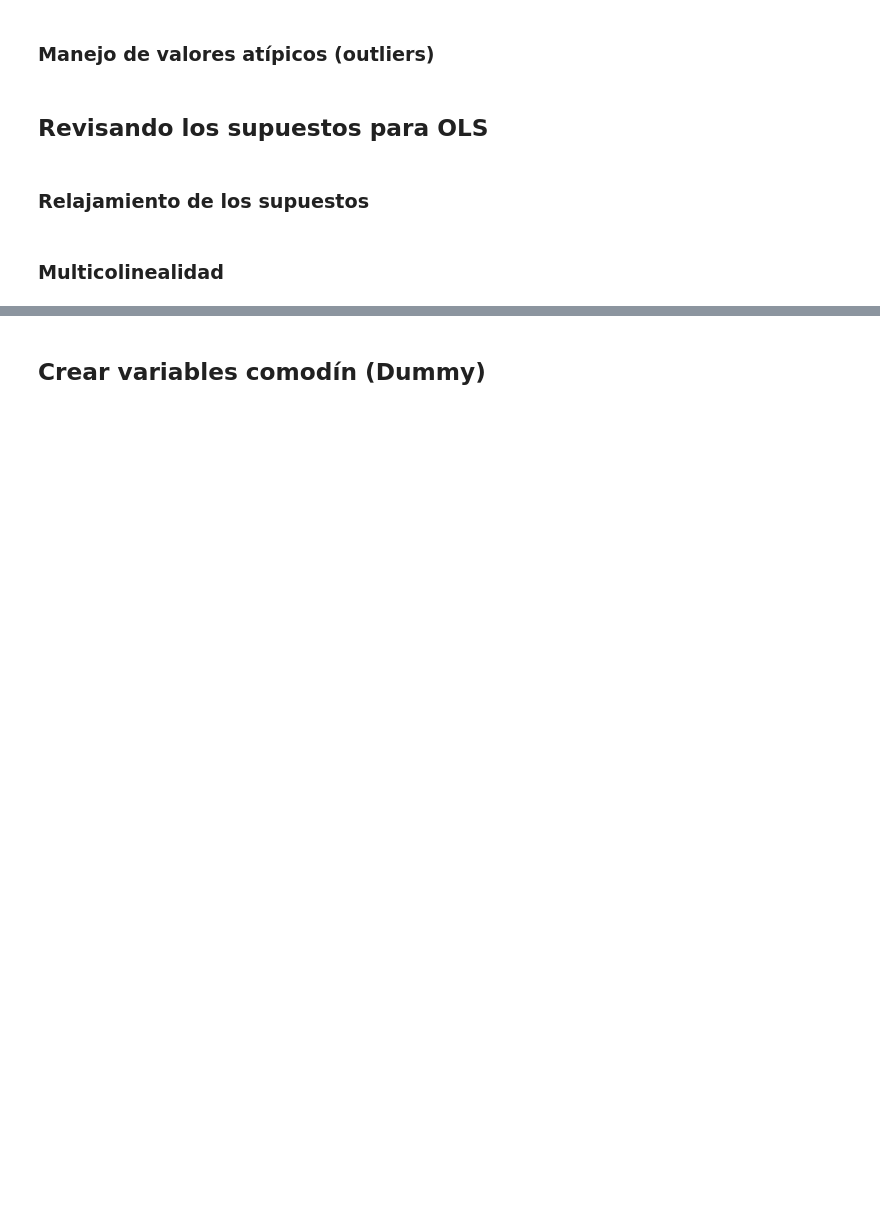
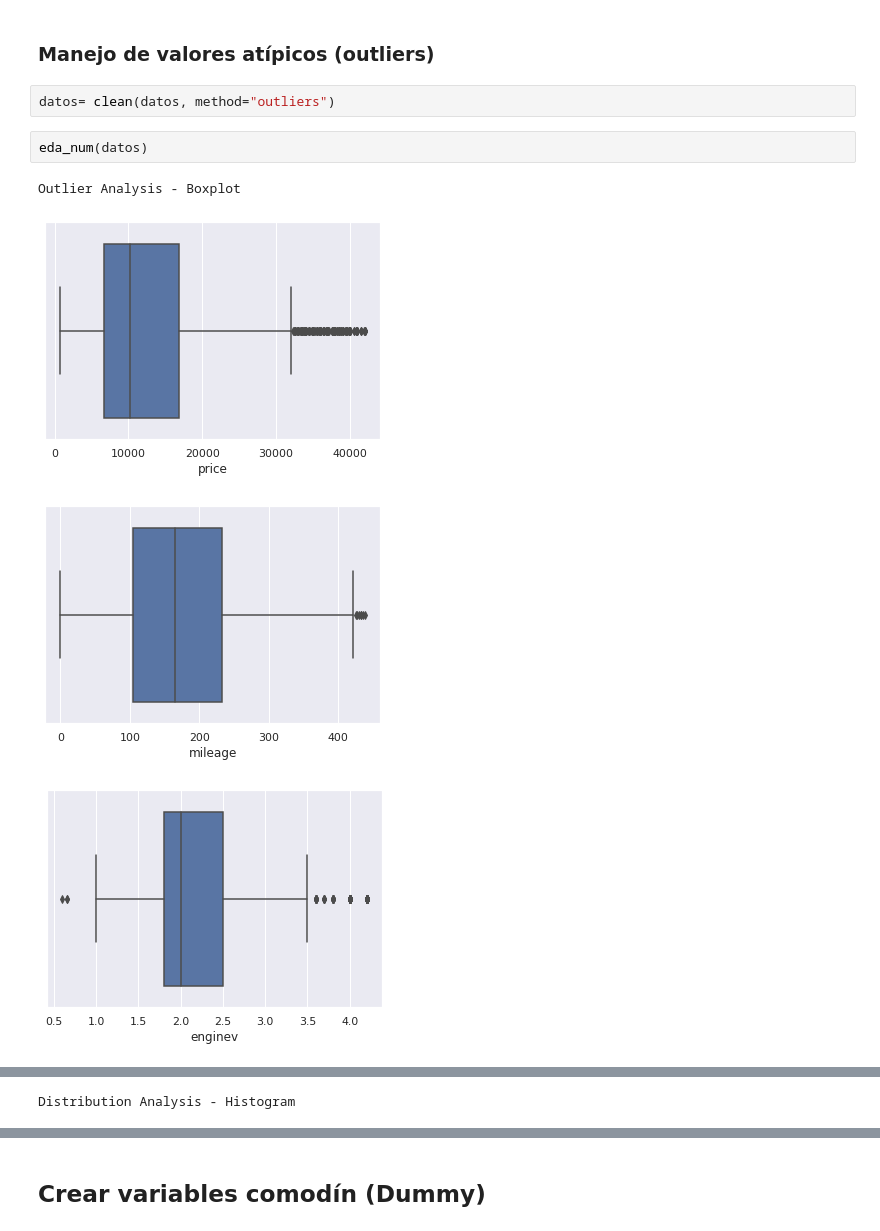
Before and after one commit to RudiksChess/UVG-DataScience-Notas-6-Semestre, a Jupyter notebook: Lab2/Lab2.ipynb, the cells around one changed output, grey strips where cells are left out. Drawn from its saved outputs; the diff is of its cells as text; blank space fills up the shorter version.

```diff
--- a/Lab2/Lab2.ipynb
+++ b/Lab2/Lab2.ipynb
@@ -57,8 +163,11 @@ reporte_preliminar .to_file(output_file='reporte-preliminar.html')
 # %% [markdown]
 ### Manejo de valores atípicos (outliers)
-# %% [markdown]
-## Revisando los supuestos para OLS
-# %% [markdown]
-### Relajamiento de los supuestos
-# %% [markdown]
-### Multicolinealidad
+# %%
+datos= clean(datos, method="outliers")
+# %%
+eda_num(datos)
+# %% [output]
+Outlier Analysis - Boxplot
+[figure, added]
+[figure, added]
+[figure, added]
@@ -64,0 +175 @@ reporte_preliminar .to_file(output_file='reporte-preliminar.html')
+Distribution Analysis - Histogram
```
Also changed, not shown: parts of 42 cells of this notebook.
